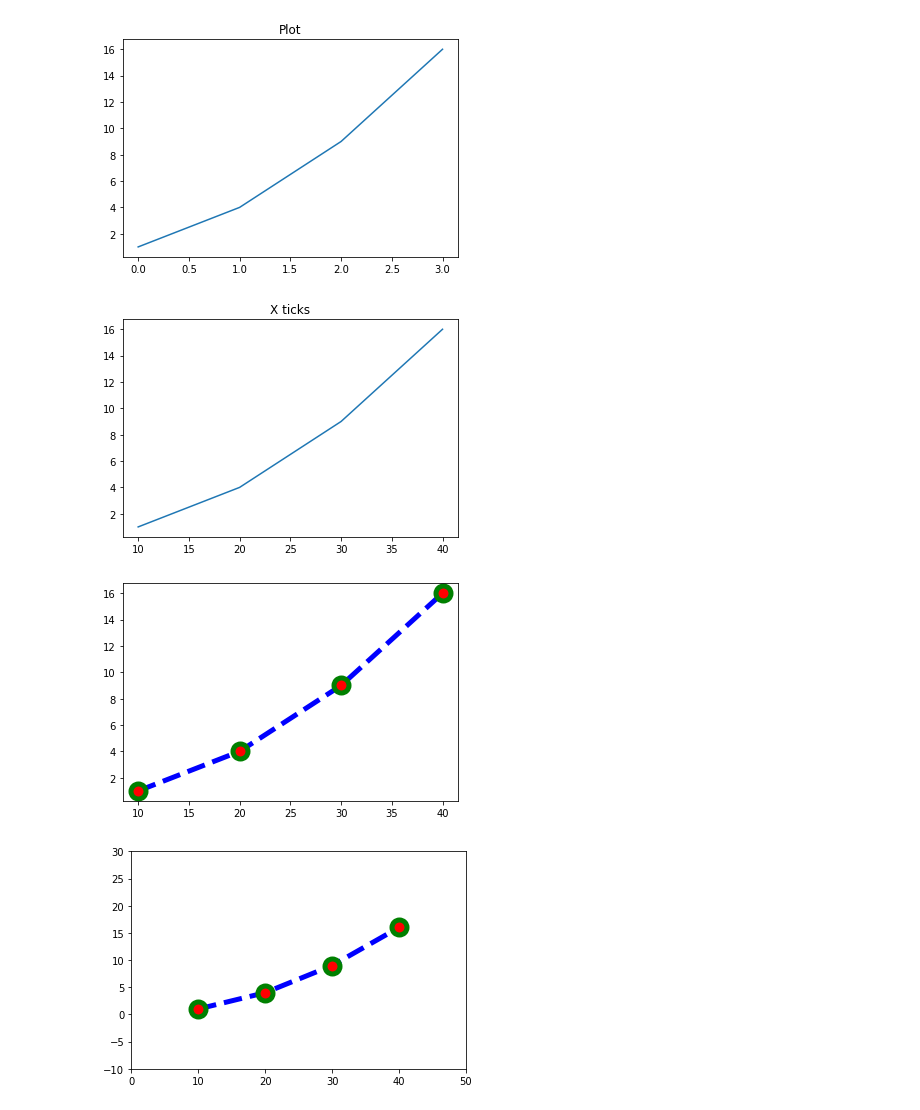
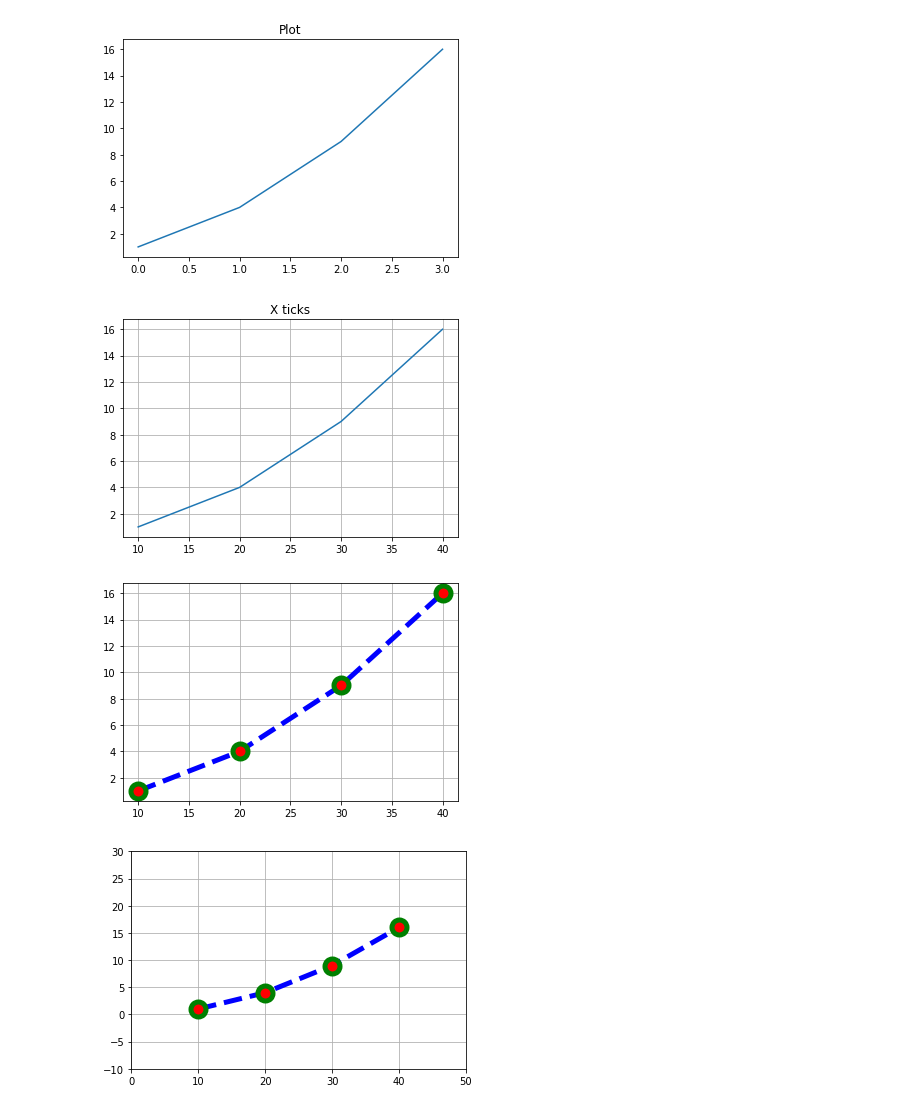
Before and after one commit to H43RO/DataAnalysis_Practice, a Jupyter notebook: Practice/Practice_Matplotlib.ipynb, the cells around one changed output. Saved outputs shown, nothing was run; the diff lists cells and outputs as text; code cells hidden in the pictures.

Commit message:
Matplotlib Practice

```diff
--- a/Practice/Practice_Matplotlib.ipynb
+++ b/Practice/Practice_Matplotlib.ipynb
@@ -1,4 +1,6 @@
 # %%
+# 그리드 사용하기
+
 import matplotlib.pyplot as plt
 
 plt.title("Plot")
@@ -7,23 +9,33 @@ plt.show()
 
 plt.title("X ticks")
 plt.plot([10, 20, 30, 40], [1, 4, 9, 16])
+plt.grid(True)
 plt.show()
 # %% [output]
 [figure]
-[figure, old version]
+[figure, new version]
+# %%
+# 스타일 사용하기
+
+import matplotlib.pyplot as plt
+
+plt.plot([10, 20, 30, 40], [1, 4, 9, 16], c="b", lw=5, ls="--",
+         marker="o", ms=15, mec="g", mew=5, mfc="r")
+plt.grid(True)
+plt.show()
+# %% [output]
+[figure, added]
 # %%
+# 그래프 범위 지정
+
 import matplotlib.pyplot as plt
-
-plt.plot([10, 20, 30, 40], [1, 4, 9, 16], c="b", lw=5, ls="--",
-         marker="o", ms=15, mec="g", mew=5, mfc="r")
-plt.show()
 
 plt.plot([10, 20, 30, 40], [1, 4, 9, 16], c="b", lw=5, ls="--",
          marker="o", ms=15, mec="g", mew=5, mfc="r")
 plt.xlim(0, 50)
 plt.ylim(-10, 30)
+plt.grid(True)
 plt.show()
 # %% [output]
-[figure, old version]
+[figure, new version]
-[figure, removed]
 # %%
```
Also changed, not shown: parts of 1 cell of this notebook.
